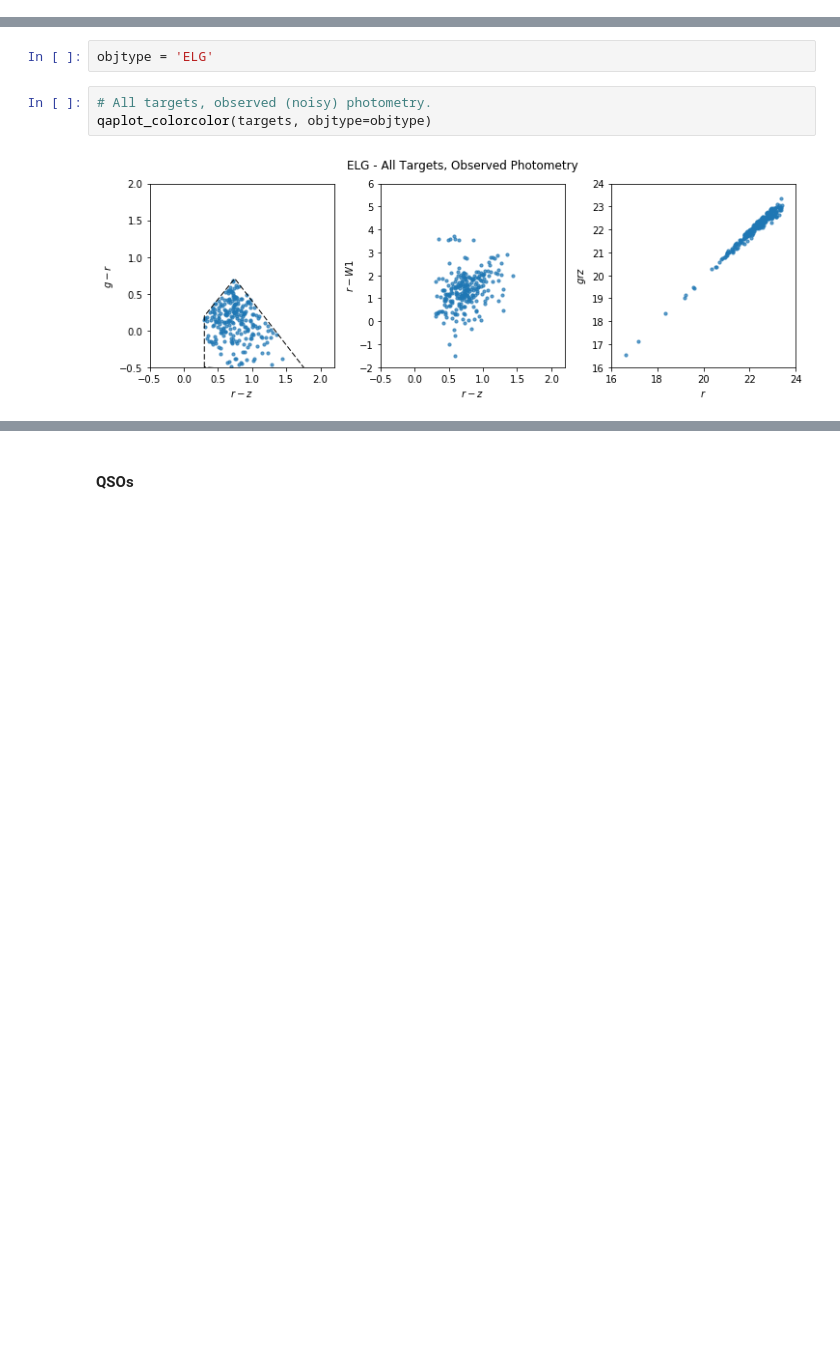
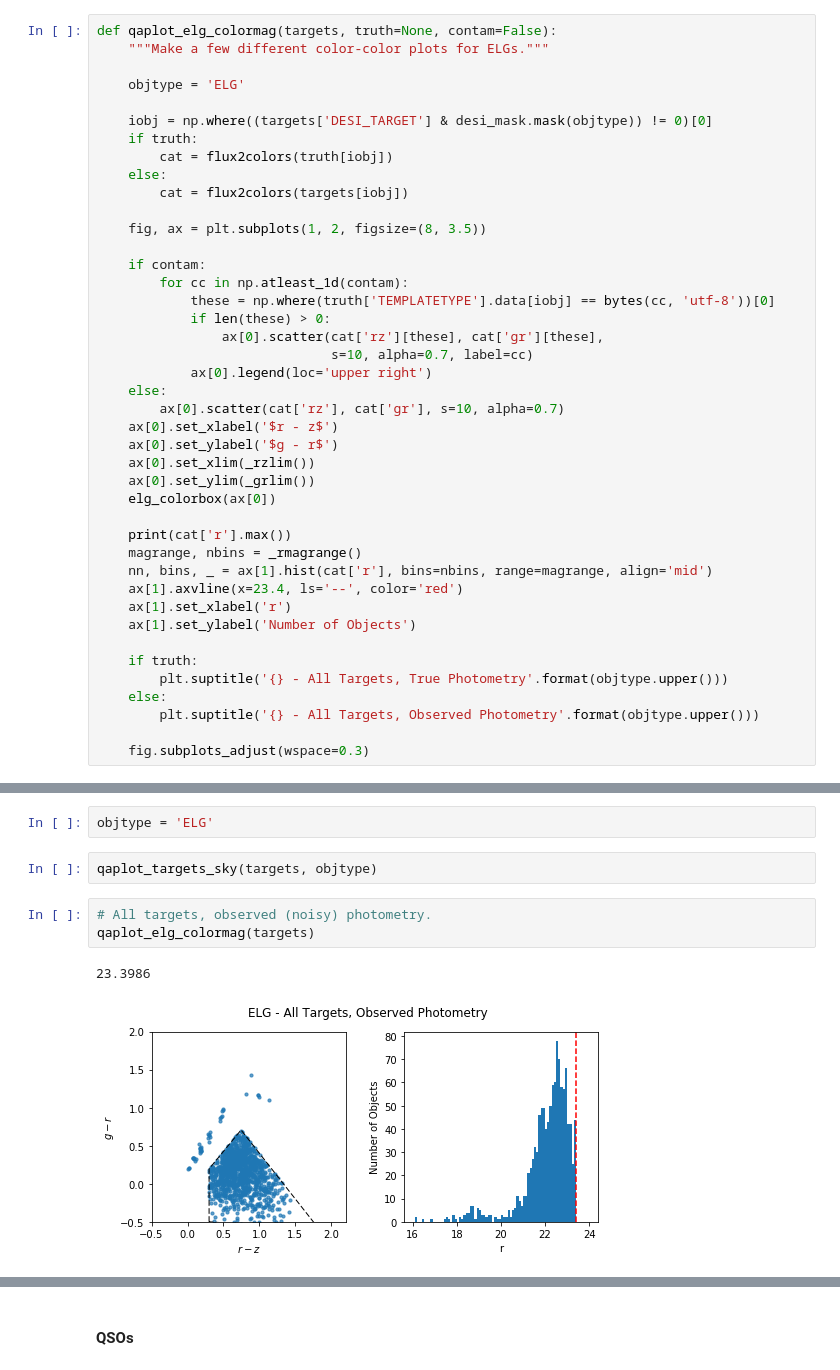
Before and after one commit to desihub/desitarget, a Jupyter notebook: doc/nb/mock-qa.ipynb, the cells around one changed output, grey strips where cells are left out. Cells and saved outputs as stored; diff of their text form; blank space fills up the shorter version.

```diff
--- a/doc/nb/mock-qa.ipynb
+++ b/doc/nb/mock-qa.ipynb
@@ -569,0 +619,42 @@ INFO:<ipython-input-32-26f6e3b92bf9>:10:read_targets_truth: Read 556 targets fro
+# %%
+def qaplot_elg_colormag(targets, truth=None, contam=False):
+    """Make a few different color-color plots for ELGs."""
+
+    objtype = 'ELG'
+
+    iobj = np.where((targets['DESI_TARGET'] & desi_mask.mask(objtype)) != 0)[0]
+    if truth:
+        cat = flux2colors(truth[iobj])
+    else:
+        cat = flux2colors(targets[iobj])
+
+    fig, ax = plt.subplots(1, 2, figsize=(8, 3.5))
+
+    if contam:
+        for cc in np.atleast_1d(contam):
+            these = np.where(truth['TEMPLATETYPE'].data[iobj] == bytes(cc, 'utf-8'))[0]
+            if len(these) > 0:
+                ax[0].scatter(cat['rz'][these], cat['gr'][these],
+                              s=10, alpha=0.7, label=cc)
+            ax[0].legend(loc='upper right')
+    else:
+        ax[0].scatter(cat['rz'], cat['gr'], s=10, alpha=0.7)
+    ax[0].set_xlabel('$r - z$')
+    ax[0].set_ylabel('$g - r$')
+    ax[0].set_xlim(_rzlim())
+    ax[0].set_ylim(_grlim())
+    elg_colorbox(ax[0])
+
+    print(cat['r'].max())
+    magrange, nbins = _rmagrange()
+    nn, bins, _ = ax[1].hist(cat['r'], bins=nbins, range=magrange, align='mid')
+    ax[1].axvline(x=23.4, ls='--', color='red')
+    ax[1].set_xlabel('r')
+    ax[1].set_ylabel('Number of Objects')
+
+    if truth:
+        plt.suptitle('{} - All Targets, True Photometry'.format(objtype.upper()))
+    else:
+        plt.suptitle('{} - All Targets, Observed Photometry'.format(objtype.upper()))
+
+    fig.subplots_adjust(wspace=0.3)
@@ -572,9 +702,12 @@ INFO:<ipython-input-32-26f6e3b92bf9>:10:read_targets_truth: Read 556 targets fro
 # %%
 objtype = 'ELG'
+# %%
+qaplot_targets_sky(targets, objtype)
 # %%
 # All targets, observed (noisy) photometry.
-qaplot_colorcolor(targets, objtype=objtype)
+qaplot_elg_colormag(targets)
 # %% [output]
+23.3986
-[figure, old version]
+[figure, new version]
 # %%
 # All targets, true (noiseless) hpotometry.
```
Also changed, not shown: parts of 31 cells of this notebook, 2 other files.
